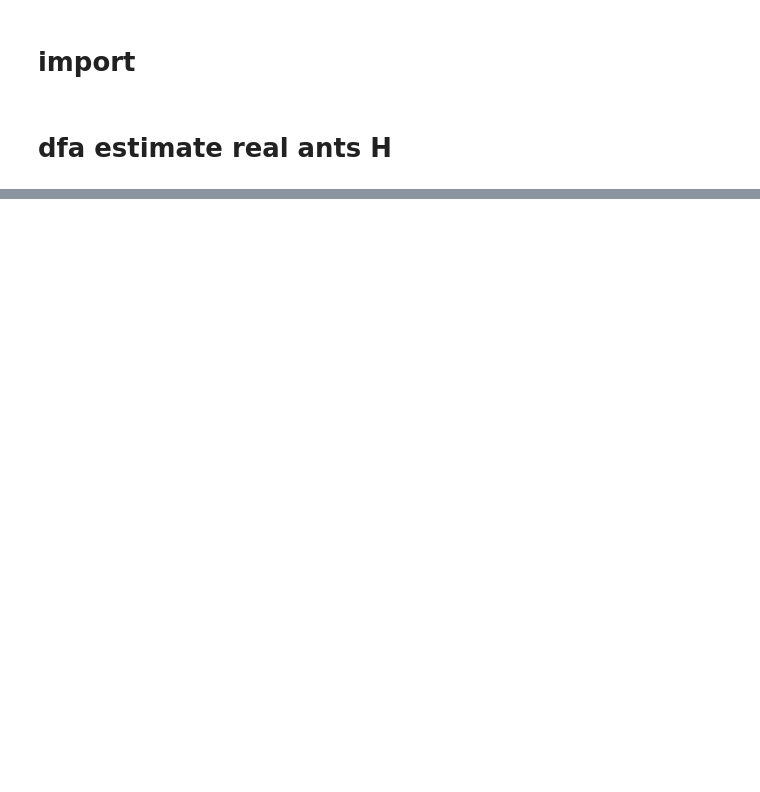
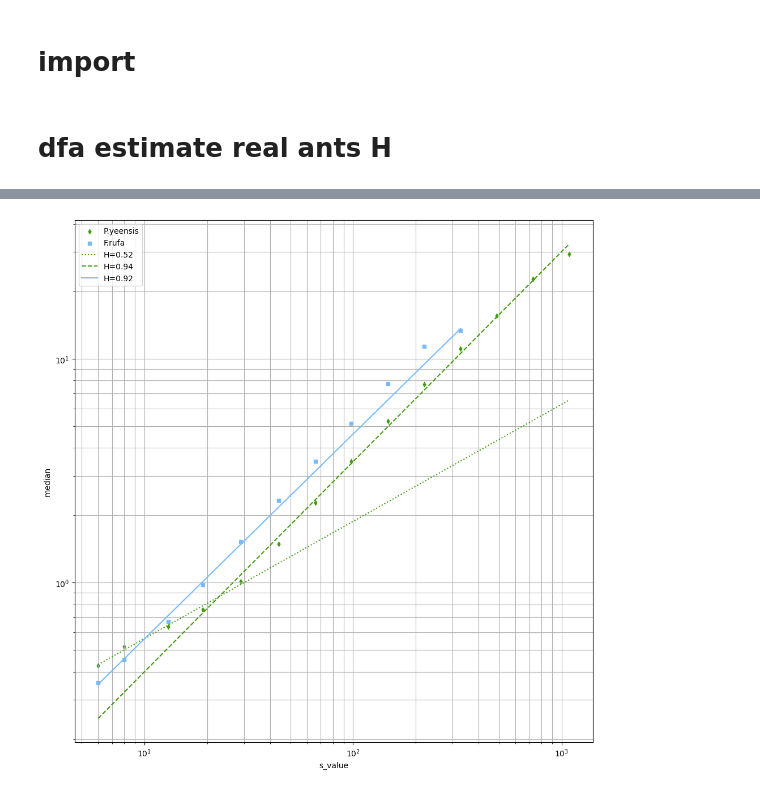
Before and after one commit to Shamaich1337/NMOT, a Jupyter notebook: notebooks/dfa_estimation_emirical_data.ipynb, the cells around one changed output, grey strips where cells are left out. Drawn from its saved outputs; the diff is of its cells as text; code cells hidden in the pictures; blank space fills up the shorter version.

```diff
--- a/notebooks/dfa_estimation_emirical_data.ipynb
+++ b/notebooks/dfa_estimation_emirical_data.ipynb
@@ -132,0 +201,7 @@ with open('../data/artifacts/frufa_ff_dict.pkl', 'wb') as f:
+# %%
+linreg_pyeensis = linregress(np.log10(pyeensis_long_df.s_value), np.log10(pyeensis_long_df.F_s))
+linreg_frufa = linregress(np.log10(frufa_long_df.s_value), np.log10(frufa_long_df.F_s))
+frufa_s_values = frufa_long_df.s_value.unique()
+pyeensis_s_values = pyeensis_long_df.s_value.unique()
+frufa_line = 10**(linreg_frufa.slope * np.log10(frufa_s_values) + linreg_frufa.intercept)
+pyeensis_line = 10**(linreg_pyeensis.slope * np.log10(pyeensis_s_values) + linreg_pyeensis.intercept)
@@ -132,0 +219,34 @@ with open('../data/artifacts/frufa_ff_dict.pkl', 'wb') as f:
+# %%
+pyeensis_long_df_agg = pyeensis_long_df.groupby('s_value').agg(['median', 'mean'])
+pyeensis_long_df_agg = pyeensis_long_df_agg.droplevel(level=0, axis=1).reset_index()
+
+frufa_long_df_agg = frufa_long_df.groupby('s_value').agg(['median', 'mean'])
+frufa_long_df_agg = frufa_long_df_agg.droplevel(level=0, axis=1).reset_index()
+# %%
+pyeensis_ff_params, _ = analyse_cross_ff_linregress(pyeensis_long_df_agg['median'].values, pyeensis_long_df_agg['s_value'].values)
+frufa_ff_params, _ = analyse_zero_cross_ff(frufa_long_df_agg['median'].values, frufa_long_df_agg['s_value'].values)
+# %%
+pyeensis_cross = pyeensis_ff_params.cross[0].value
+linreg_pyeensis_1 = linregress(np.log10(pyeensis_long_df_agg.loc[pyeensis_long_df_agg.s_value<pyeensis_cross, 's_value']), np.log10(pyeensis_long_df_agg.loc[pyeensis_long_df_agg.s_value<pyeensis_cross, 'median']))
+pyeensis_line_1 = 10**(linreg_pyeensis_1.slope * np.log10(pyeensis_s_values) + linreg_pyeensis_1.intercept)
+
+linreg_pyeensis_2 = linregress(np.log10(pyeensis_long_df_agg.loc[pyeensis_long_df_agg.s_value>=pyeensis_cross, 's_value']), np.log10(pyeensis_long_df_agg.loc[pyeensis_long_df_agg.s_value>=pyeensis_cross, 'median']))
+pyeensis_line_2 = 10**(linreg_pyeensis_2.slope * np.log10(pyeensis_s_values) + linreg_pyeensis_2.intercept)
+# %%
+fig, ax = plt.subplots()
+fig.set_size_inches((10, 10))
+
+sns.scatterplot(pyeensis_long_df_agg, x='s_value', y='median', label='P.yeensis', marker='d', ax=ax, color='xkcd:grass green')
+sns.scatterplot(frufa_long_df_agg, x='s_value', y='median', label='F.rufa', marker='s', ax=ax, color='xkcd:sky blue')
+ax.plot(pyeensis_s_values, pyeensis_line_1, label=f'H={linreg_pyeensis_1.slope:.2f}', color='xkcd:grass green', linestyle=':')
+ax.plot(pyeensis_s_values, pyeensis_line_2, label=f'H={linreg_pyeensis_2.slope:.2f}', color='xkcd:grass green', linestyle='--')
+ax.plot(frufa_s_values, frufa_line, label=f'H={linreg_frufa.slope:.2f}', color='xkcd:sky blue')
+ax.set_xscale('log')
+ax.set_yscale('log')
+ax.grid(which='both')
+ax.legend()
+
+plt.tight_layout()
+plt.show()
+# %% [output]
+[figure, added]
```
Also changed, not shown: parts of 12 cells of this notebook, 2 other files.
